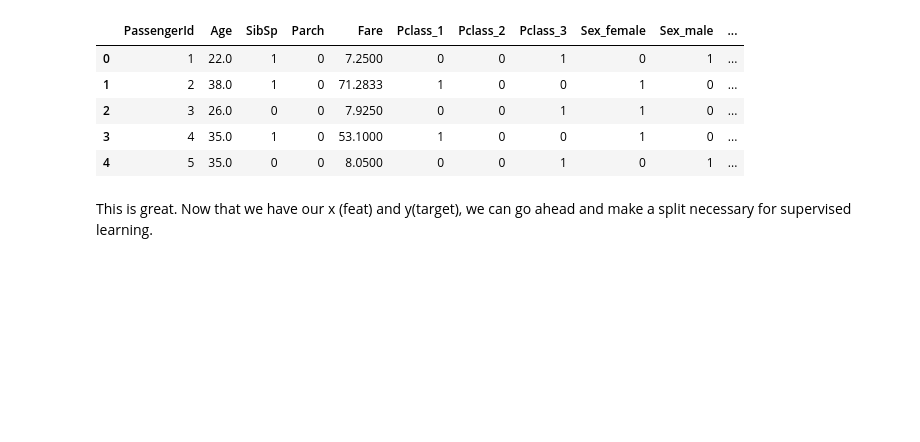
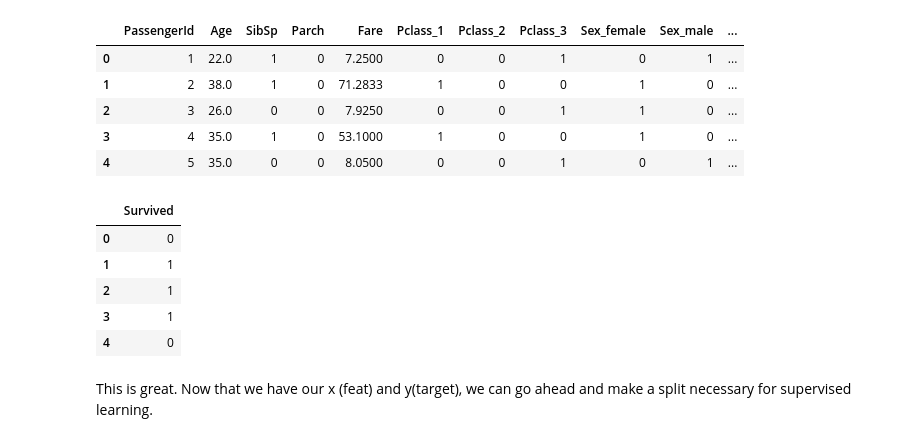
Before and after one commit to as6140/dsc-3-31-08-decision-tree-pruning-hyperparameter-optimization-lab-seattle-ds-career-040119, a Jupyter notebook: index.ipynb, the cells around one changed output. Cells and saved outputs as stored; diff of their text form; code cells hidden in the pictures; blank space fills up the shorter version.

```diff
--- a/index.ipynb
+++ b/index.ipynb
@@ -50,7 +50,14 @@ features_df.head()
 | 3 | 4 | 35.0 | 1 | 0 | 53.1000 | 1 | 0 | 0 | 1 | 0 | ... |
 | 4 | 5 | 35.0 | 0 | 0 | 8.0500 | 0 | 0 | 1 | 0 | 1 | ... |
 # %%
-target_df.he
+target_df.head()
+# %% [output]
+|  | Survived |
+| 0 | 0 |
+| 1 | 1 |
+| 2 | 1 |
+| 3 | 1 |
+| 4 | 0 |
 # %% [markdown]
 This is great. Now that we have our x (feat) and y(target), we can go ahead and make a split necessary for supervised learning.
 # %% [markdown]
```
